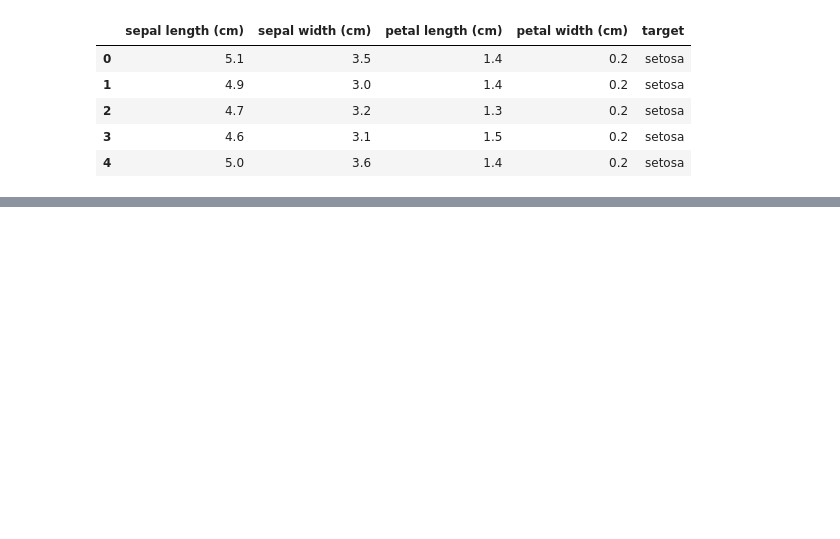
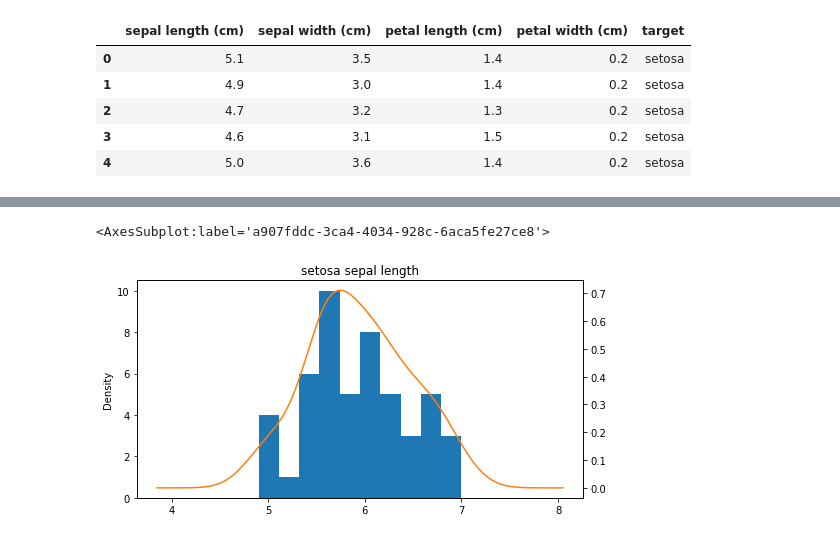
Before and after one commit to H43RO/ML-Algorithm-Practice, a Jupyter notebook: GaussianNaiveBayes.ipynb, the cells around one changed output, grey strips where cells are left out. Cells and saved outputs as stored; diff of their text form; code cells hidden in the pictures; blank space fills up the shorter version.

```diff
--- a/GaussianNaiveBayes.ipynb
+++ b/GaussianNaiveBayes.ipynb
@@ -58,0 +78,10 @@ Name: target, dtype: int64
+# %%
+ax = versicolor_df['sepal length (cm)'].plot(kind='hist')
+versicolor_df['sepal length (cm)'].plot(kind='kde',
+                                        ax=ax,
+                                        secondary_y=True,
+                                        title="setosa sepal length",
+                                        figsize=(8, 4))
+# %% [output]
+<AxesSubplot:label='a907fddc-3ca4-4034-928c-6aca5fe27ce8'>
+[figure, added]
```
Also changed, not shown: parts of 5 cells of this notebook.
